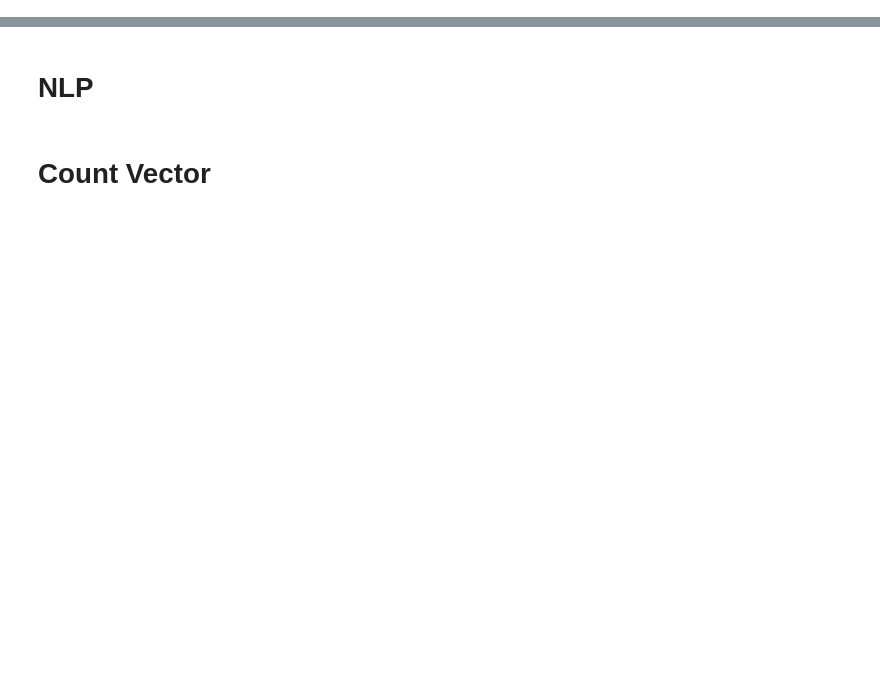
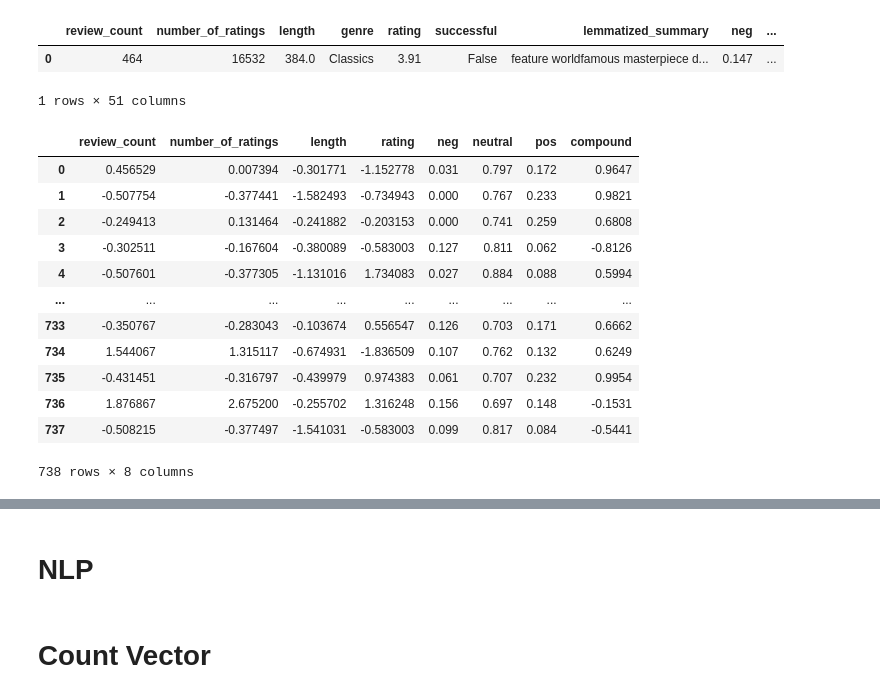
Before and after one commit to Booookkkkkssss/books_main, a Jupyter notebook: navs-folder/modeling.ipynb, the cells around one changed output, grey strips where cells are left out. Saved outputs shown, nothing was run; the diff lists cells and outputs as text; code cells hidden in the pictures; blank space fills up the shorter version.

```diff
--- a/navs-folder/modeling.ipynb
+++ b/navs-folder/modeling.ipynb
@@ -42,0 +201,22 @@ KeyError: "['clean_title'] not found in axis"
+# %%
+train.head(1)
+# %% [output]
+|  | review_count | number_of_ratings | length | genre | rating | successful | lemmatized_summary | neg | ... |
+| 0 | 464 | 16532 | 384.0 | Classics | 3.91 | False | feature worldfamous masterpiece d... | 0.147 | ... |
+1 rows × 51 columns
+# %%
+x_train_scaled
+# %% [output]
+|  | review_count | number_of_ratings | length | rating | neg | neutral | pos | compound |
+| 0 | 0.456529 | 0.007394 | -0.301771 | -1.152778 | 0.031 | 0.797 | 0.172 | 0.9647 |
+| 1 | -0.507754 | -0.377441 | -1.582493 | -0.734943 | 0.000 | 0.767 | 0.233 | 0.9821 |
+| 2 | -0.249413 | 0.131464 | -0.241882 | -0.203153 | 0.000 | 0.741 | 0.259 | 0.6808 |
+| 3 | -0.302511 | -0.167604 | -0.380089 | -0.583003 | 0.127 | 0.811 | 0.062 | -0.8126 |
+| 4 | -0.507601 | -0.377305 | -1.131016 | 1.734083 | 0.027 | 0.884 | 0.088 | 0.5994 |
+| ... | ... | ... | ... | ... | ... | ... | ... | ... |
+| 733 | -0.350767 | -0.283043 | -0.103674 | 0.556547 | 0.126 | 0.703 | 0.171 | 0.6662 |
+| 734 | 1.544067 | 1.315117 | -0.674931 | -1.836509 | 0.107 | 0.762 | 0.132 | 0.6249 |
+| 735 | -0.431451 | -0.316797 | -0.439979 | 0.974383 | 0.061 | 0.707 | 0.232 | 0.9954 |
+| 736 | 1.876867 | 2.675200 | -0.255702 | 1.316248 | 0.156 | 0.697 | 0.148 | -0.1531 |
+| 737 | -0.508215 | -0.377497 | -1.541031 | -0.583003 | 0.099 | 0.817 | 0.084 | -0.5441 |
+738 rows × 8 columns
```
Also changed, not shown: parts of 64 cells of this notebook.
